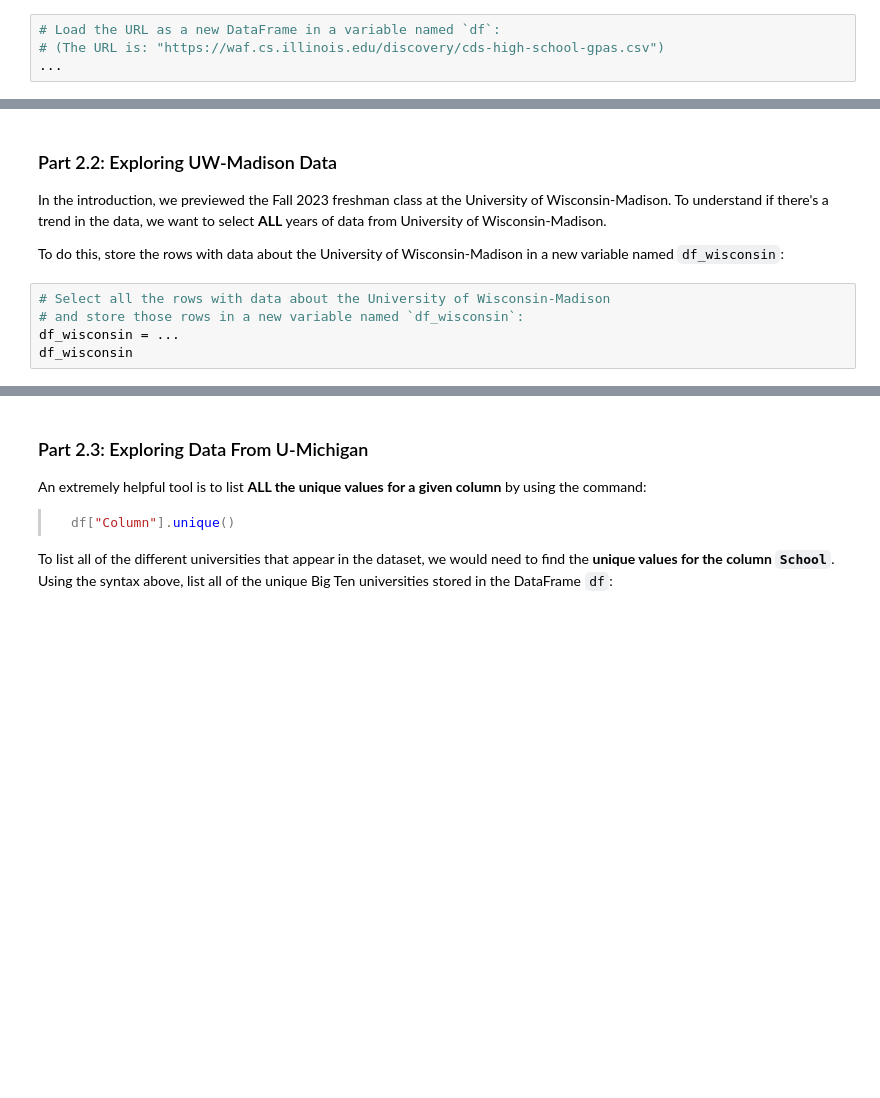
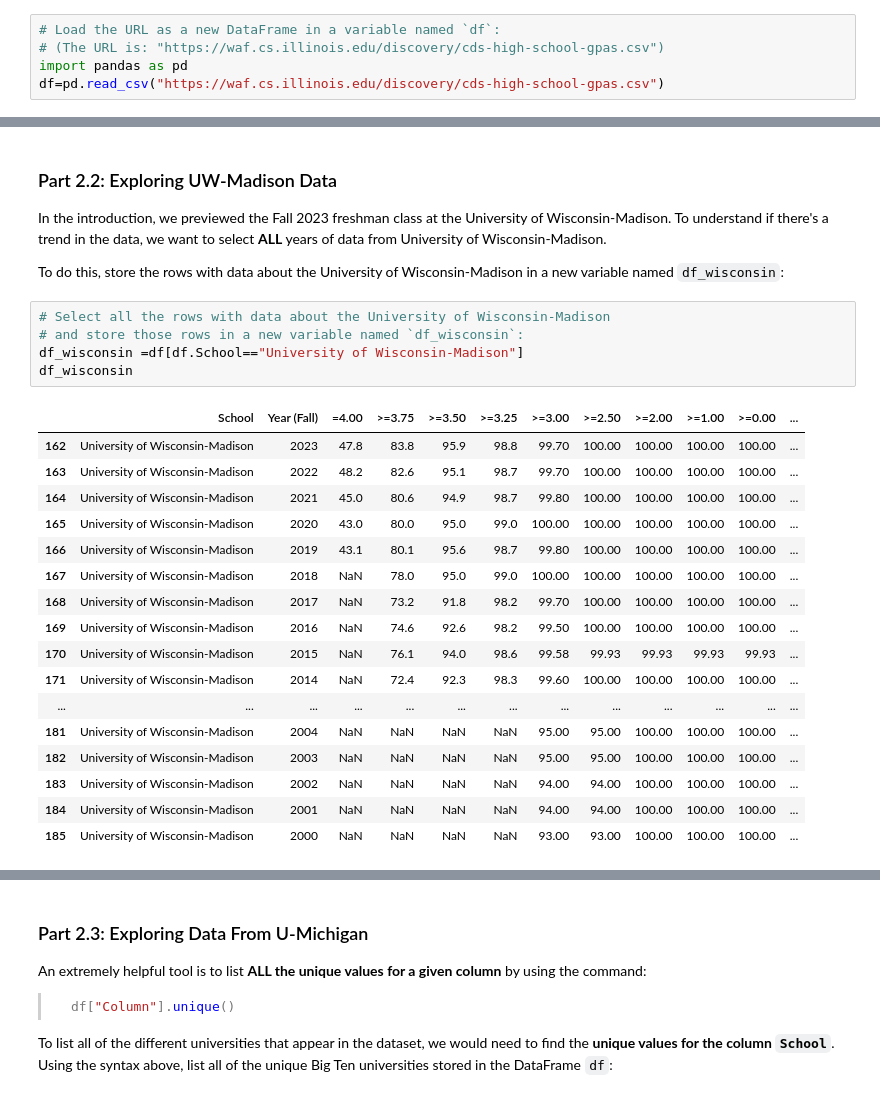
Before and after one commit to zihanl24-afk/discovery_microprojects, a Jupyter notebook: microproject-01-trends-in-high-school-gpas/microproject-01-trends-in-high-school-gpas.ipynb, the cells around one changed output, grey strips where cells are left out. Cells and saved outputs as stored; diff of their text form; blank space fills up the shorter version.

```diff
--- a/microproject-01-trends-in-high-school-gpas/microproject-01-trends-in-high-school-gpas.ipynb
+++ b/microproject-01-trends-in-high-school-gpas/microproject-01-trends-in-high-school-gpas.ipynb
@@ -54,7 +54,8 @@ Load the URL as a dataset as a new DataFrame in a variable named `df`:
 # %%
 # Load the URL as a new DataFrame in a variable named `df`:
 # (The URL is: "https://waf.cs.illinois.edu/discovery/cds-high-school-gpas.csv")
-...
+import pandas as pd
+df=pd.read_csv("https://waf.cs.illinois.edu/discovery/cds-high-school-gpas.csv")
 # %% [markdown]
 Once you have the dataset loaded, you can display the DataFrame by placing the variable name on the last line of any Python cell.  For example, run the following cell that just contains the variable named `df` to see the DataFrame you just loaded:
 # %%
@@ -134,8 +163,26 @@ To do this, store the rows with data about the University of Wisconsin-Madison i
 # %%
 # Select all the rows with data about the University of Wisconsin-Madison
 # and store those rows in a new variable named `df_wisconsin`:
-df_wisconsin = ...
+df_wisconsin =df[df.School=="University of Wisconsin-Madison"]
 df_wisconsin
+# %% [output]
+|  | School | Year (Fall) | =4.00 | >=3.75 | >=3.50 | >=3.25 | >=3.00 | >=2.50 | >=2.00 | >=1.00 | >=0.00 | ... |
+| 162 | University of Wisconsin-Madison | 2023 | 47.8 | 83.8 | 95.9 | 98.8 | 99.70 | 100.00 | 100.00 | 100.00 | 100.00 | ... |
+| 163 | University of Wisconsin-Madison | 2022 | 48.2 | 82.6 | 95.1 | 98.7 | 99.70 | 100.00 | 100.00 | 100.00 | 100.00 | ... |
+| 164 | University of Wisconsin-Madison | 2021 | 45.0 | 80.6 | 94.9 | 98.7 | 99.80 | 100.00 | 100.00 | 100.00 | 100.00 | ... |
+| 165 | University of Wisconsin-Madison | 2020 | 43.0 | 80.0 | 95.0 | 99.0 | 100.00 | 100.00 | 100.00 | 100.00 | 100.00 | ... |
+| 166 | University of Wisconsin-Madison | 2019 | 43.1 | 80.1 | 95.6 | 98.7 | 99.80 | 100.00 | 100.00 | 100.00 | 100.00 | ... |
+| 167 | University of Wisconsin-Madison | 2018 | NaN | 78.0 | 95.0 | 99.0 | 100.00 | 100.00 | 100.00 | 100.00 | 100.00 | ... |
+| 168 | University of Wisconsin-Madison | 2017 | NaN | 73.2 | 91.8 | 98.2 | 99.70 | 100.00 | 100.00 | 100.00 | 100.00 | ... |
+| 169 | University of Wisconsin-Madison | 2016 | NaN | 74.6 | 92.6 | 98.2 | 99.50 | 100.00 | 100.00 | 100.00 | 100.00 | ... |
+| 170 | University of Wisconsin-Madison | 2015 | NaN | 76.1 | 94.0 | 98.6 | 99.58 | 99.93 | 99.93 | 99.93 | 99.93 | ... |
+| 171 | University of Wisconsin-Madison | 2014 | NaN | 72.4 | 92.3 | 98.3 | 99.60 | 100.00 | 100.00 | 100.00 | 100.00 | ... |
+| ... | ... | ... | ... | ... | ... | ... | ... | ... | ... | ... | ... | ... |
+| 181 | University of Wisconsin-Madison | 2004 | NaN | NaN | NaN | NaN | 95.00 | 95.00 | 100.00 | 100.00 | 100.00 | ... |
+| 182 | University of Wisconsin-Madison | 2003 | NaN | NaN | NaN | NaN | 95.00 | 95.00 | 100.00 | 100.00 | 100.00 | ... |
+| 183 | University of Wisconsin-Madison | 2002 | NaN | NaN | NaN | NaN | 94.00 | 94.00 | 100.00 | 100.00 | 100.00 | ... |
+| 184 | University of Wisconsin-Madison | 2001 | NaN | NaN | NaN | NaN | 94.00 | 94.00 | 100.00 | 100.00 | 100.00 | ... |
+| 185 | University of Wisconsin-Madison | 2000 | NaN | NaN | NaN | NaN | 93.00 | 93.00 | 100.00 | 100.00 | 100.00 | ... |
 # %%
 ### TEST CASE for Part 2.2: Exploring UW-Madison Data
 tada = "\N{PARTY POPPER}"
```
Also changed, not shown: parts of 13 cells of this notebook.
